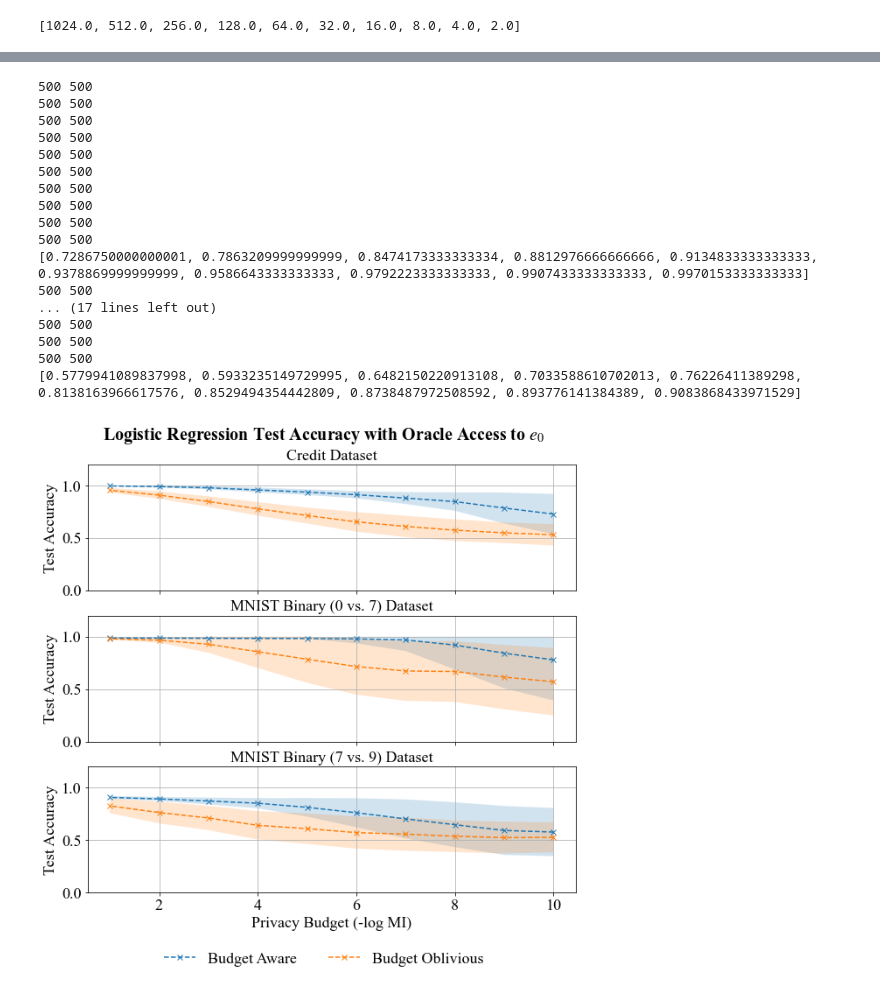
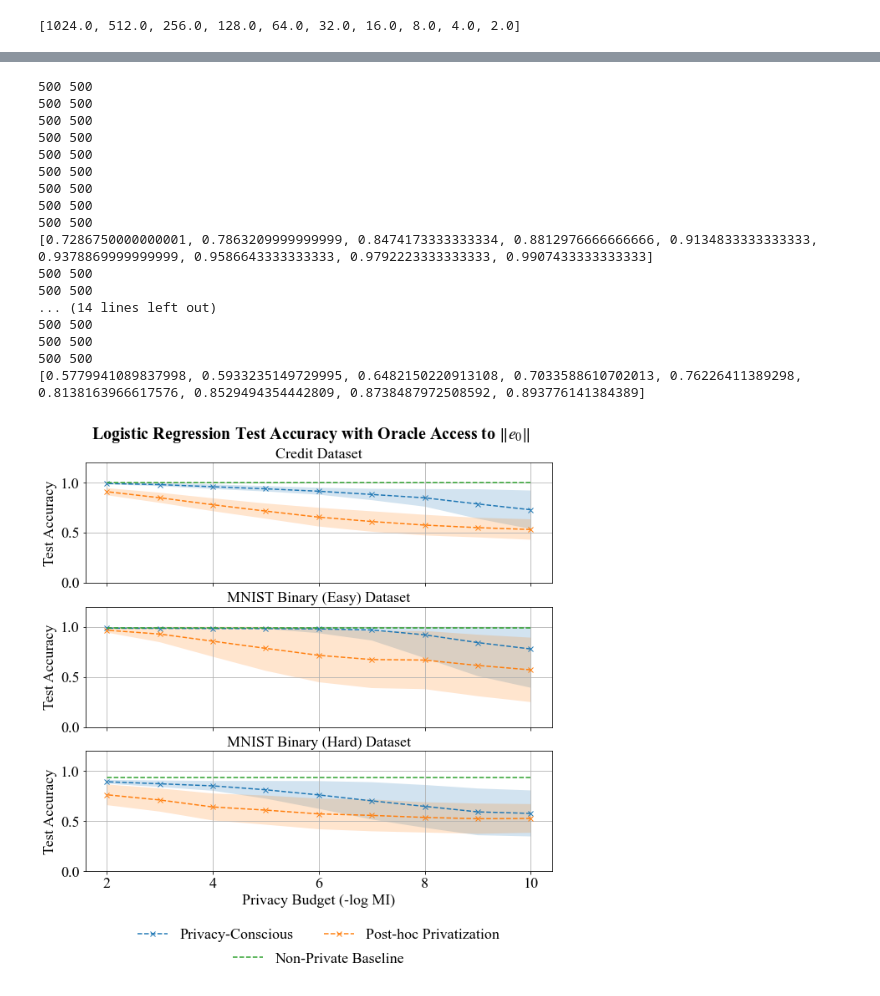
Before and after one commit to mayuri95/designing_for_privacy, a Jupyter notebook: pac_private_gd/gd_accs.ipynb, the cells around one changed output, grey strips where cells are left out. Saved outputs shown, nothing was run; the diff lists cells and outputs as text; code cells hidden in the pictures.

Commit message:
add graphs

```diff
--- a/pac_private_gd/gd_accs.ipynb
+++ b/pac_private_gd/gd_accs.ipynb
@@ -185,10 +110,12 @@ plt.show()
 # %%
-names = ['Credit', 'MNIST Binary (0 vs. 7)', 'MNIST Binary (7 vs. 9)']
+names = ['Credit', 'MNIST Binary (Easy)', 'MNIST Binary (Hard)']
 global_handles, global_labels = [], []
+baseline_handles, baseline_labels = [], []
 fig, axes = plt.subplots(3, 1, figsize=(10,9), sharex=True)
+baseline_vals = [1., 0.9905, 0.9332]
 
 for data_ind, data in enumerate(['credit', 'mnist_0_vs_7', 'mnist_7_vs_9']):
-    mi_range = [2**(x) for x in range(-10, 0)]
+    mi_range = [2**(x) for x in range(-10, -1)]
 
     labels = [-np.log2(x) for x in mi_range]
 
@@ -225,18 +152,21 @@ for data_ind, data in enumerate(['credit', 'mnist_0_vs_7', 'mnist_7_vs_9']):
     obl_upper = [min(k[1], 1) for k in priv_obl_bands]
     where_mask = np.ones_like(xs, dtype=bool)
 
-    line1 = ax.plot(xs, priv_aware, '--x', label='Budget Aware')
+    line1 = ax.plot(xs, priv_aware, '--x', label='Privacy-Conscious')
     print(priv_aware)
 
     ax.fill_between(xs, aware_lower, aware_upper, where=where_mask, alpha=0.2, linewidth=0)
 
-    line2 = ax.plot(xs, priv_obl, '--x', label='Budget Oblivious')
+    line2 = ax.plot(xs, priv_obl, '--x', label='Post-hoc Privatization')
     ax.fill_between(xs, obl_lower, obl_upper, where=where_mask, alpha=0.2, linewidth=0)
+    line3 = ax.plot(xs, [baseline_vals[data_ind]]*len(xs), '--', label = 'Non-Private Baseline')
 
     if data_ind == 0:
         for line in [line1, line2]:
             global_handles.append(line[0])
             global_labels.append(line[0].get_label())
+        baseline_handles.append(line3[0])
+        baseline_labels.append(line3[0].get_label())
     ax.grid(True)
     ax.yaxis.set_major_formatter(plt.FuncFormatter(lambda val, pos: f"{val:.1f}"))
 
@@ -244,42 +174,56 @@ for data_ind, data in enumerate(['credit', 'mnist_0_vs_7', 'mnist_7_vs_9']):
     ax.set_title(f"{names[data_ind]} Dataset", fontsize=18, fontweight='normal')
     ax.set_ylabel("Test Accuracy", fontsize=18)
     ax.set_ylim((0, 1.2))
+#     ax = plt.gca()
+    ax.xaxis.set_major_locator(MaxNLocator(nbins=5))
+    ax.minorticks_off()
 
 ax.set_xlabel("Privacy Budget (-log MI)", fontsize=18)
 
 # fig.subplots_adjust(bottom=0.18)
 
-leg=fig.legend(
+leg1=ax.legend(
     handles=global_handles,
     labels=global_labels,
-    ncol = 4,
-    bbox_to_anchor=(0.5, -0.03),
+    ncol = 2,
+    bbox_to_anchor=(0.5, -0.7),
     loc='lower center',
     fontsize=18,
     frameon=False
 )
-title = fig.suptitle(r"Logistic Regression Test Accuracy with Oracle Access to $e_0$", fontsize=20, fontweight="bold", y=0.95)
+ax.add_artist(leg1)
+
+leg2 = ax.legend(
+    handles=baseline_handles,
+    labels=baseline_labels,
+    ncol = 1,
+    bbox_to_anchor=(0.5, -0.9),
+    loc='lower center',
+    fontsize=18,
+    frameon=False
+)
+title = fig.suptitle(r"Logistic Regression Test Accuracy with Oracle Access to $\Vert e_0 \Vert$", fontsize=20, fontweight="bold", y=0.95)
 fig.canvas.draw()
 fig.savefig("../figs/gd_exact_accs.pdf", bbox_inches="tight", bbox_extra_artists=(leg, title), pad_inches=0.04)
 # %% [output]
 500 500
 500 500
 500 500
 500 500
 500 500
 500 500
 500 500
 500 500
 500 500
+[0.7286750000000001, 0.7863209999999999, 0.8474173333333334, 0.8812976666666666, 0.9134833333333333, 0.9378869999999999, 0.9586643333333333, 0.9792223333333333, 0.9907433333333333]
 500 500
-[0.7286750000000001, 0.7863209999999999, 0.8474173333333334, 0.8812976666666666, 0.9134833333333333, 0.9378869999999999, 0.9586643333333333, 0.9792223333333333, 0.9907433333333333, 0.9970153333333333]
 500 500
-... (17 lines left out)
+... (14 lines left out)
 500 500
 500 500
 500 500
-[0.5779941089837998, 0.5933235149729995, 0.6482150220913108, 0.7033588610702013, 0.76226411389298, 0.8138163966617576, 0.8529494354442809, 0.8738487972508592, 0.893776141384389, 0.9083868433971529]
+[0.5779941089837998, 0.5933235149729995, 0.6482150220913108, 0.7033588610702013, 0.76226411389298, 0.8138163966617576, 0.8529494354442809, 0.8738487972508592, 0.893776141384389]
-[figure, old version]
+[figure, new version]
 # %%
 names = ['Credit', 'MNIST Binary (0 vs. 7)', 'MNIST Binary (7 vs. 9)']
 for data_ind, data in enumerate(['credit', 'mnist_0_vs_7', 'mnist_7_vs_9']):
```
Also changed, not shown: parts of 2 cells of this notebook, 6 other files.
